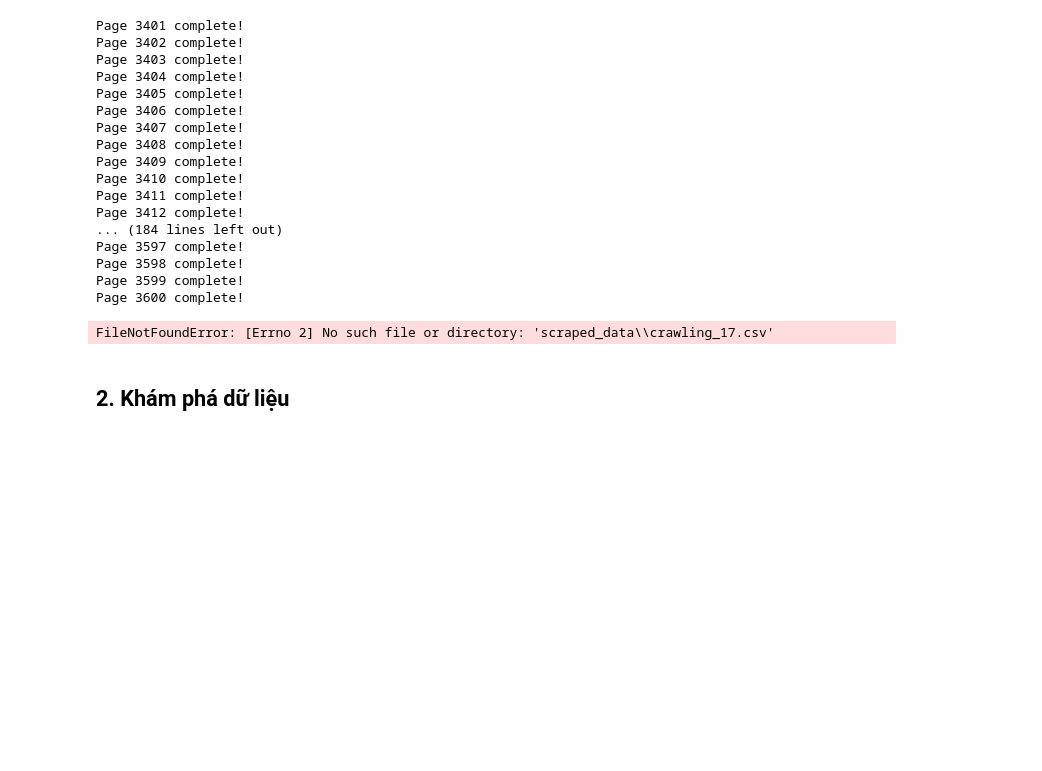
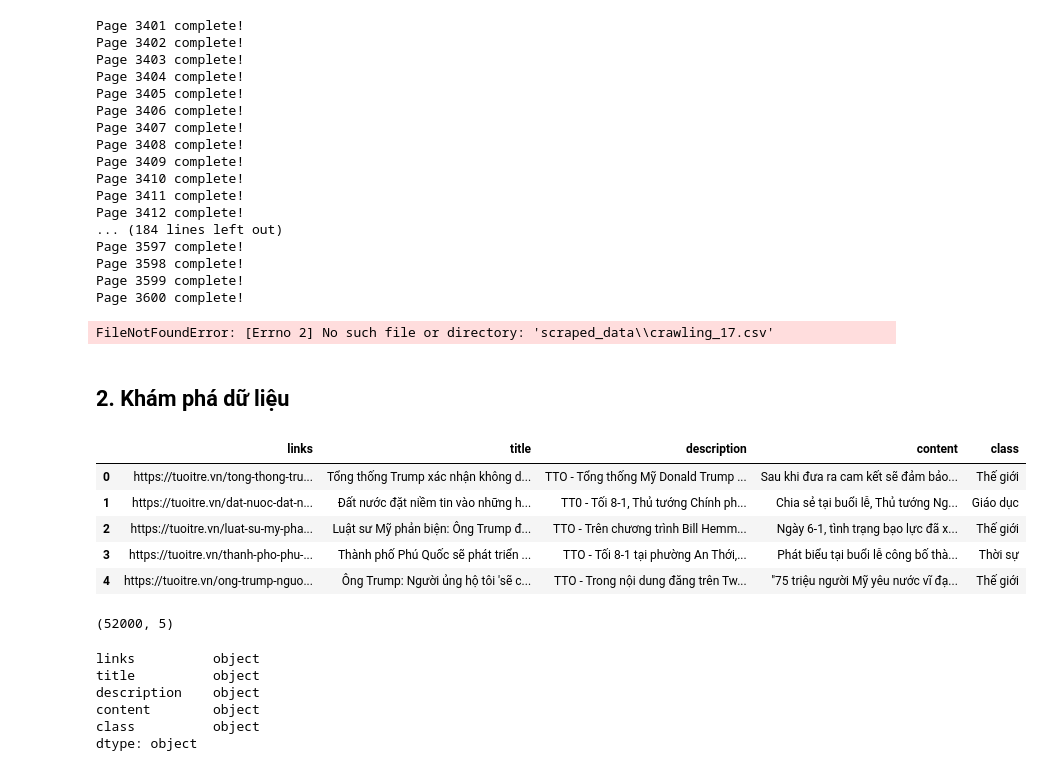
Before and after one commit to vlozg/DoAn_CuoiKy_DataScience, a Jupyter notebook: Final.ipynb, the cells around one changed output. Saved outputs shown, nothing was run; the diff lists cells and outputs as text; code cells hidden in the pictures; blank space fills up the shorter version.

```diff
--- a/Final.ipynb
+++ b/Final.ipynb
@@ -262,0 +297,30 @@ FileNotFoundError: [Errno 2] No such file or directory: 'scraped_data\\crawling_
+# %%
+# Import thử 12 file đầu tiên
+df = []
+for i in tqdm(range(12)):
+    df.append(pd.read_csv(dir_2 + f'crawling_{i}.csv'))
+
+data_df=pd.concat(df)
+data_df.reset_index(drop=True, inplace=True)
+data_df.head()
+# %% [output]
+|  | links | title | description | content | class |
+| 0 | https://tuoitre.vn/tong-thong-tru... | Tổng thống Trump xác nhận không d... | TTO - Tổng thống Mỹ Donald Trump ... | Sau khi đưa ra cam kết sẽ đảm bảo... | Thế giới |
+| 1 | https://tuoitre.vn/dat-nuoc-dat-n... | Đất nước đặt niềm tin vào những h... | TT0 - Tối 8-1, Thủ tướng Chính ph... | Chia sẻ tại buổi lễ, Thủ tướng Ng... | Giáo dục |
+| 2 | https://tuoitre.vn/luat-su-my-pha... | Luật sư Mỹ phản biện: Ông Trump đ... | TTO - Trên chương trình Bill Hemm... | Ngày 6-1, tình trạng bạo lực đã x... | Thế giới |
+| 3 | https://tuoitre.vn/thanh-pho-phu-... | Thành phố Phú Quốc sẽ phát triển ... | TTO - Tối 8-1 tại phường An Thới,... | Phát biểu tại buổi lễ công bố thà... | Thời sự |
+| 4 | https://tuoitre.vn/ong-trump-nguo... | Ông Trump: Người ủng hộ tôi 'sẽ c... | TTO - Trong nội dung đăng trên Tw... | "75 triệu người Mỹ yêu nước vĩ đạ... | Thế giới |
+# %%
+data_df.shape
+# %% [output]
+(52000, 5)
+# %%
+# Các cột hiện có kiểu dữ liệu gì?
+data_df.dtypes
+# %% [output]
+links          object
+title          object
+description    object
+content        object
+class          object
+dtype: object
```
Also changed, not shown: parts of 44 cells of this notebook.
